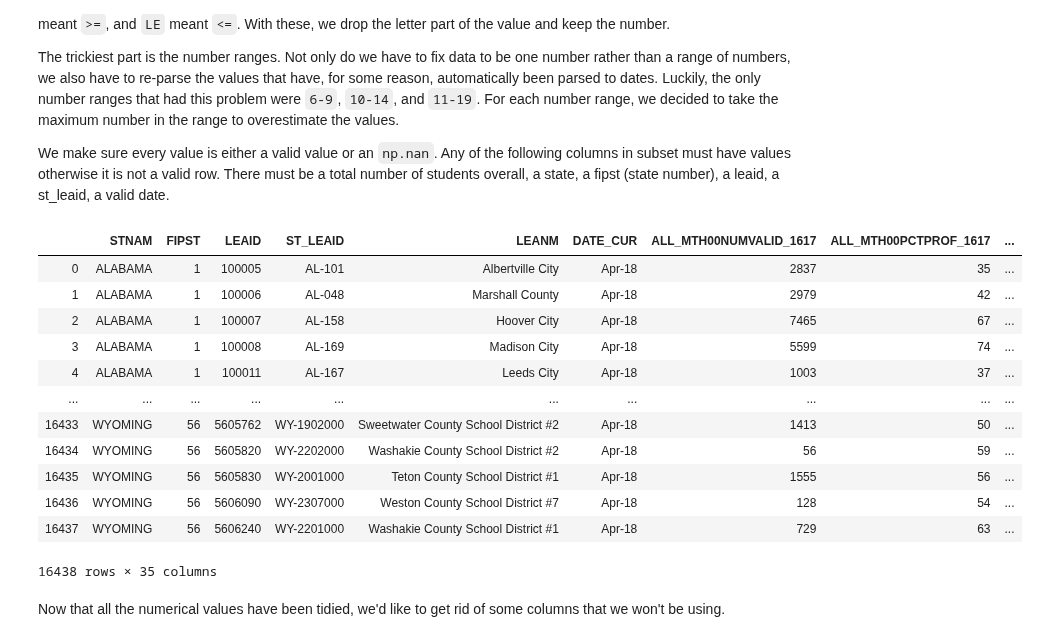
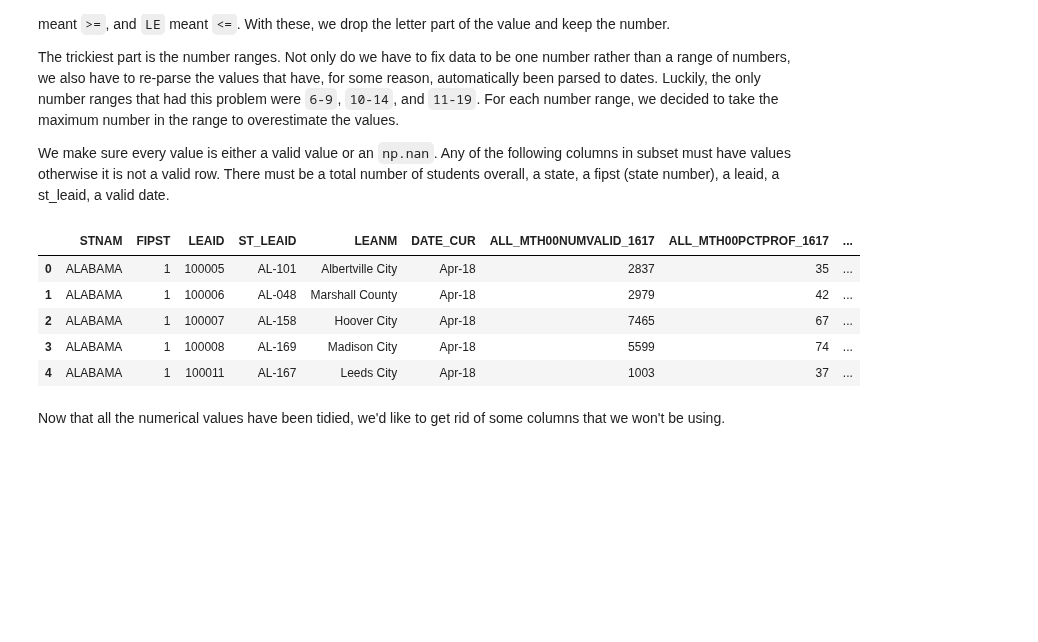
Before and after one commit to kannanfire/kannanfire.github.io, a Jupyter notebook: final_project.ipynb, the cells around one changed output. Cells and saved outputs as stored; diff of their text form; code cells hidden in the pictures; blank space fills up the shorter version.

```diff
--- a/final_project.ipynb
+++ b/final_project.ipynb
@@ -66,31 +59,24 @@
 # %%
 df = df_raw.copy()
 
 # reformat state_id
 arr = df.apply(lambda e : (e.STNAM + e.ST_LEAID[2:]), axis=1)
 df = df.assign(state_id=arr)
 df = df.replace('NaN', np.nan)
 df = df.replace('PS', np.nan)
 
 # we take the maximum value in these ranges since they are misrepresented dates
 df = df.replace({'LE': '', 'GE': '', 'GT': '', 'LT': '', '\.': 0, 'n/a': 0,
                 r'14-Oct':'14', r'9-Jun': '9', r'19-Nov': '9', '\d+\-': ''}, regex=True)
 
-df
+df.head()
 # %% [output]
 |  | STNAM | FIPST | LEAID | ST_LEAID | LEANM | DATE_CUR | ALL_MTH00NUMVALID_1617 | ALL_MTH00PCTPROF_1617 | ... |
 | 0 | ALABAMA | 1 | 100005 | AL-101 | Albertville City | Apr-18 | 2837 | 35 | ... |
 | 1 | ALABAMA | 1 | 100006 | AL-048 | Marshall County | Apr-18 | 2979 | 42 | ... |
 | 2 | ALABAMA | 1 | 100007 | AL-158 | Hoover City | Apr-18 | 7465 | 67 | ... |
 | 3 | ALABAMA | 1 | 100008 | AL-169 | Madison City | Apr-18 | 5599 | 74 | ... |
 | 4 | ALABAMA | 1 | 100011 | AL-167 | Leeds City | Apr-18 | 1003 | 37 | ... |
-| ... | ... | ... | ... | ... | ... | ... | ... | ... | ... |
-| 16433 | WYOMING | 56 | 5605762 | WY-1902000 | Sweetwater County School District #2 | Apr-18 | 1413 | 50 | ... |
-| 16434 | WYOMING | 56 | 5605820 | WY-2202000 | Washakie County School District #2 | Apr-18 | 56 | 59 | ... |
-| 16435 | WYOMING | 56 | 5605830 | WY-2001000 | Teton County School District #1 | Apr-18 | 1555 | 56 | ... |
-| 16436 | WYOMING | 56 | 5606090 | WY-2307000 | Weston County School District #7 | Apr-18 | 128 | 54 | ... |
-| 16437 | WYOMING | 56 | 5606240 | WY-2201000 | Washakie County School District #1 | Apr-18 | 729 | 63 | ... |
-16438 rows × 35 columns
 # %% [markdown]
 Now that all the numerical values have been tidied, we'd like to get rid of some columns that we won't be using.
 # %%
```
Also changed, not shown: parts of 10 cells of this notebook, 1 other file.
